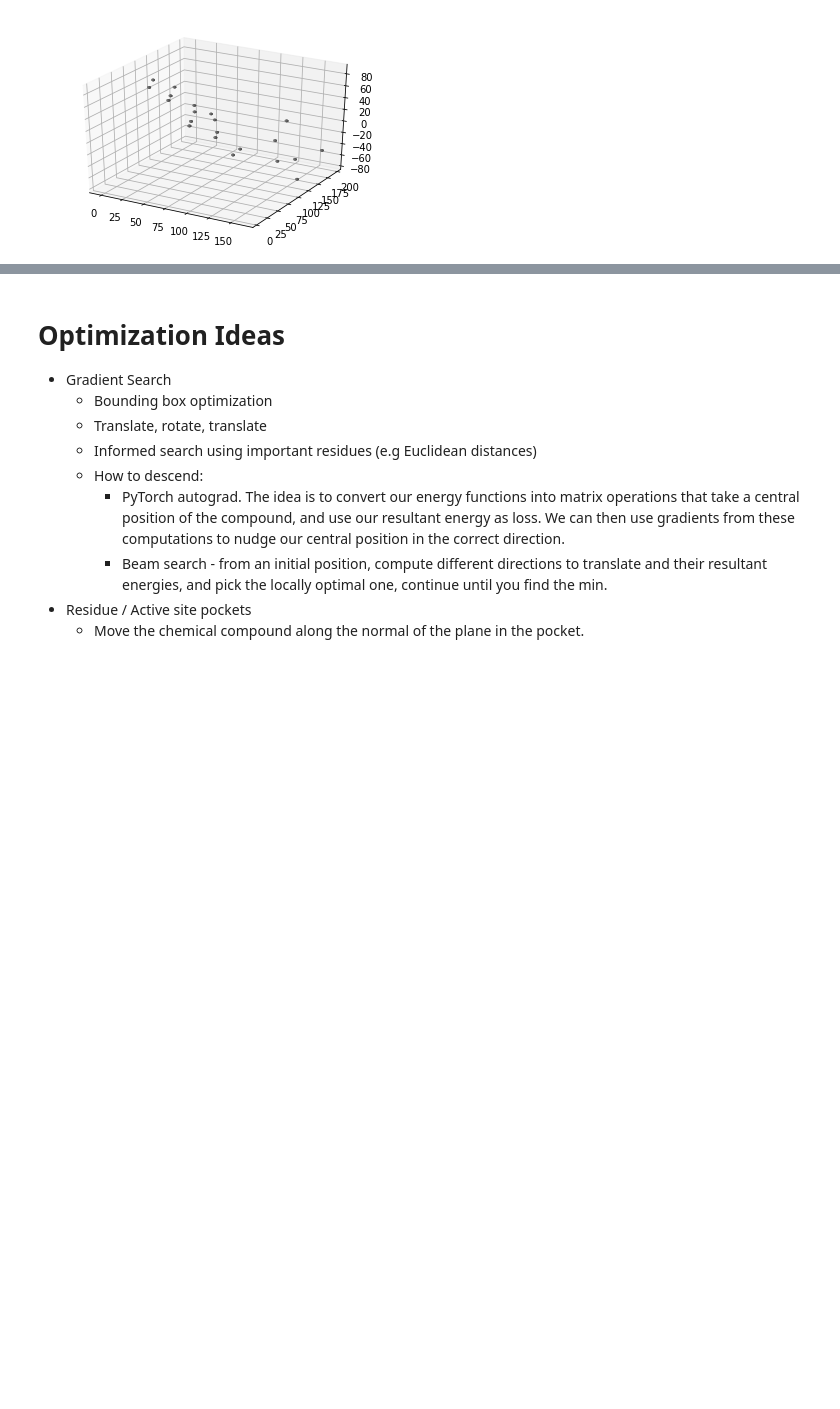
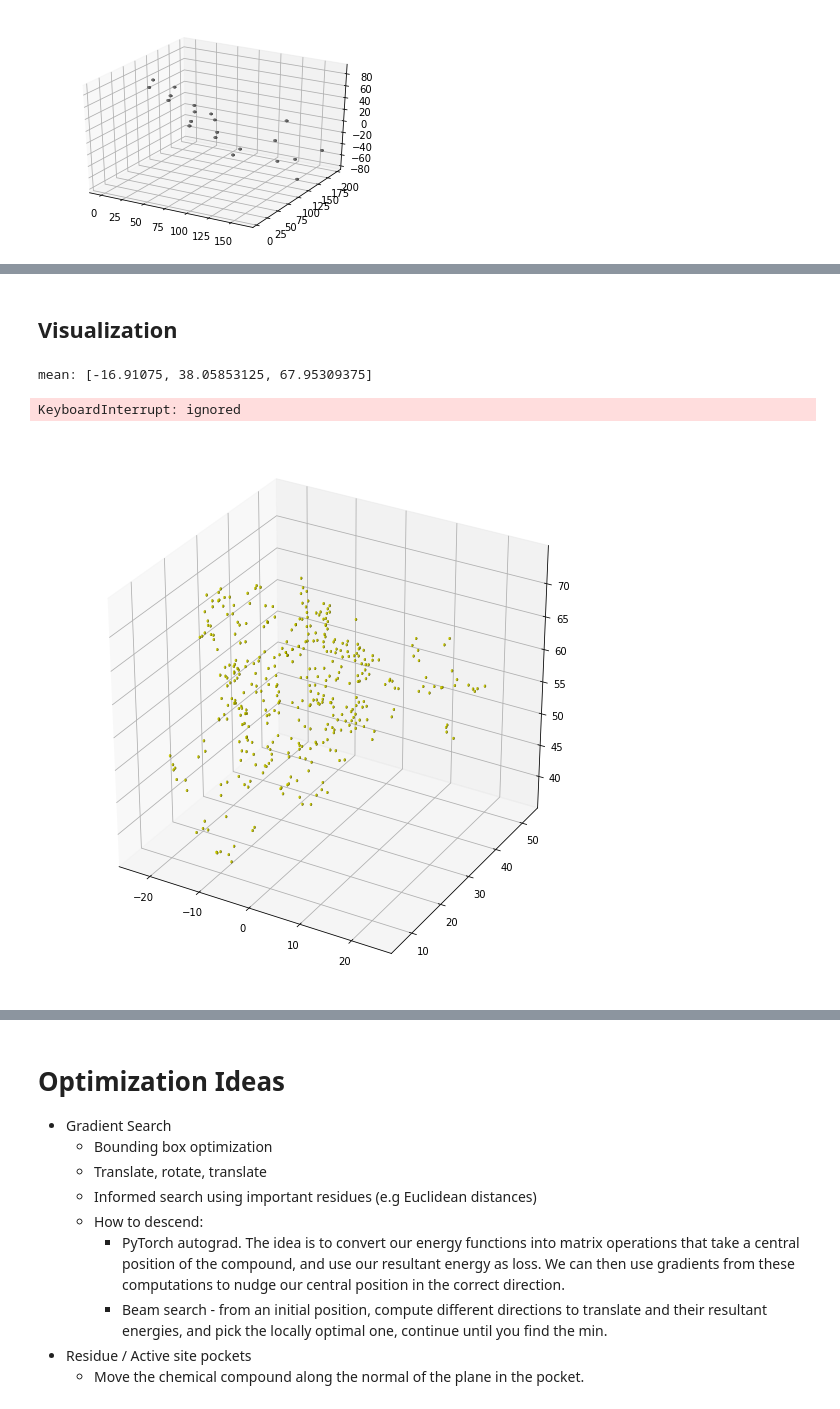
Before and after one commit to savpatpanda/protein, a Jupyter notebook: notebook.ipynb, the cells around one changed output, grey strips where cells are left out. Drawn from its saved outputs; the diff is of its cells as text; code cells hidden in the pictures; blank space fills up the shorter version.

```diff
--- a/notebook.ipynb
+++ b/notebook.ipynb
@@ -395 +429,44 @@ Intensities
+# %% [markdown]
+## Visualization
+# %%
+def radialGridSearch(prot, chem):
+  points, intensities = [], []
+  for i in range(-10, 100, 10):
+    for j in range(-10, 100, 10):
+      for k in range(-80, 10, 10):
+        energy = potentialEnergy(prot, translateAtoms(chem, (i, j, k)))
+        intensities.append(energy)
+        points.append(np.array(chemicalCompound.mean) + np.array([i,j,k]))
+  return points, intensities
+
+def visualizeLeaders(leaders):
+  for index, value in enumerate(leaders):
+    point, intensity = value
+    print(f"Place: {index + 1}\n\tPoint: {point}\n\tEnergy: {intensity}")
+  points, intz = zip(*leaders)
+  fig, ax = plot3d(points, fig=fig, ax=ax, radius = 1, color = "grey", intensities = intz)
+  rotateFigure(fig, ax, 4)
+
+def plotIntensities(intensities):
+  print("Intensities")
+  intensities.sort()
+  fig = plt.figure()
+  fig.set_size_inches(10, 10)
+  ax = fig.add_subplot(111)
+  ax.plot(intensities)
+
+def heatmap(prot, chem):
+  chemicalCompound = Compound(chem)
+  print(f'mean: {chemicalCompound.mean}')
+  fig, ax = plot3d([p.position for p in prot], color = "yellow", radius = 0.2)
+  points, intensities = radialGridsearch(prot, chem)
+  visualizeLeaders(sorted(zip(points, intensities), key = lambda x: x[1])[:10])
+  plotIntensities(intensities)
+  return points, intensities
+
+points, intensities = heatmap(proteinAtoms, chemicalCompoundAtoms)
+# %% [output]
+mean: [-16.91075, 38.05853125, 67.95309375]
+KeyboardInterrupt: ignored
+[figure, added]
 # %% [markdown]
```
Also changed, not shown: parts of 15 cells of this notebook.
